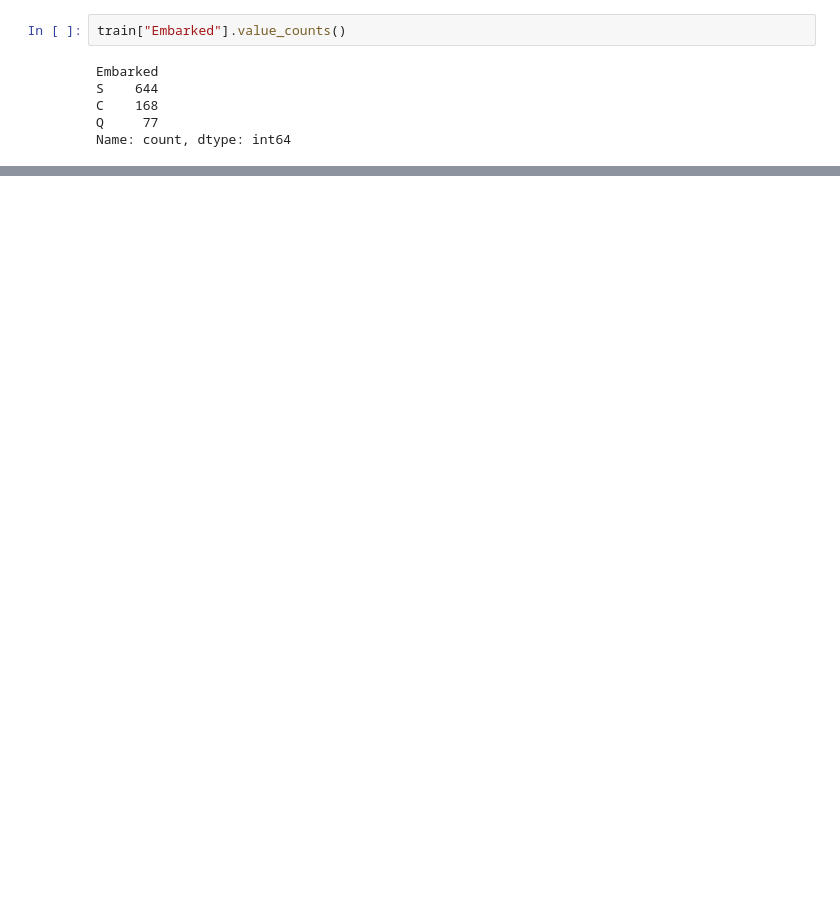
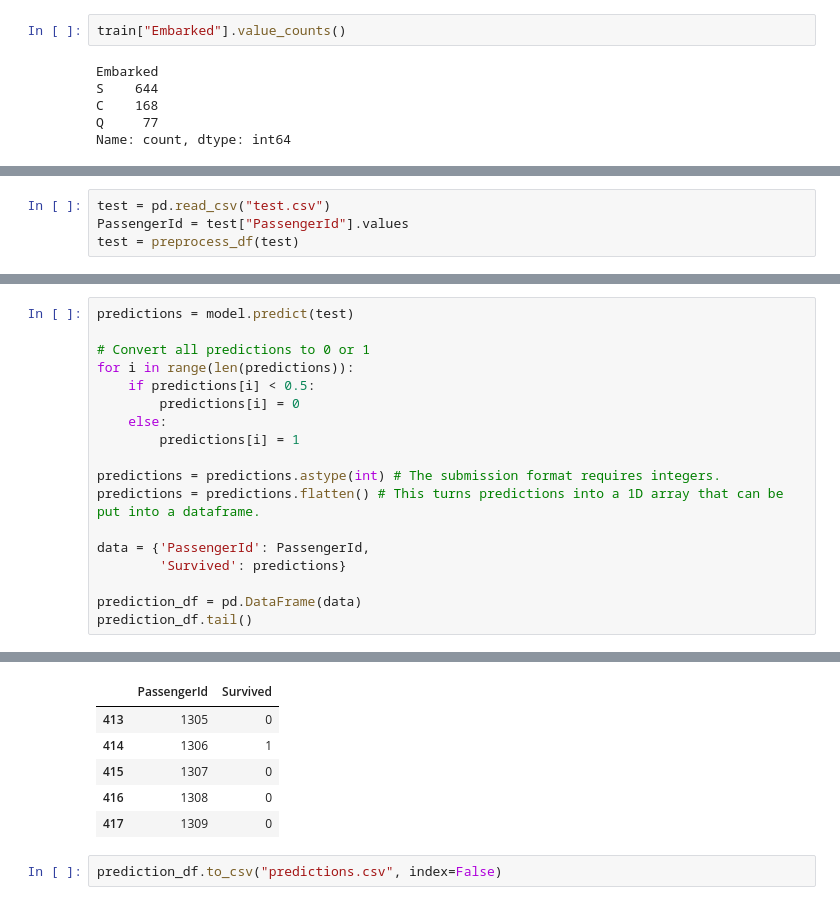
Before and after one commit to benvlasto/Deep-Learning-with-Python, a Jupyter notebook: Kaggle/Titanic/titanic-model.ipynb, the cells around one changed output, grey strips where cells are left out. Saved outputs shown, nothing was run; the diff lists cells and outputs as text; blank space fills up the shorter version.

```diff
--- a/Kaggle/Titanic/titanic-model.ipynb
+++ b/Kaggle/Titanic/titanic-model.ipynb
@@ -173,0 +175,4 @@ plt.show()
+# %%
+test = pd.read_csv("test.csv")
+PassengerId = test["PassengerId"].values
+test = preprocess_df(test)
@@ -173,0 +194,19 @@ plt.show()
+# %%
+predictions = model.predict(test)
+
+# Convert all predictions to 0 or 1
+for i in range(len(predictions)):
+    if predictions[i] < 0.5:
+        predictions[i] = 0
+    else:
+        predictions[i] = 1
+
+predictions = predictions.astype(int) # The submission format requires integers.
+predictions = predictions.flatten() # This turns predictions into a 1D array that can be put into a dataframe.
+
+data = {'PassengerId': PassengerId,
+        'Survived': predictions}
+
+prediction_df = pd.DataFrame(data)
+prediction_df.tail()
+# %% [output]
@@ -173,0 +214,8 @@ plt.show()
+|  | PassengerId | Survived |
+| 413 | 1305 | 0 |
+| 414 | 1306 | 1 |
+| 415 | 1307 | 0 |
+| 416 | 1308 | 0 |
+| 417 | 1309 | 0 |
+# %%
+prediction_df.to_csv("predictions.csv", index=False)
```
Also changed, not shown: parts of 11 cells of this notebook, 1 other file.
